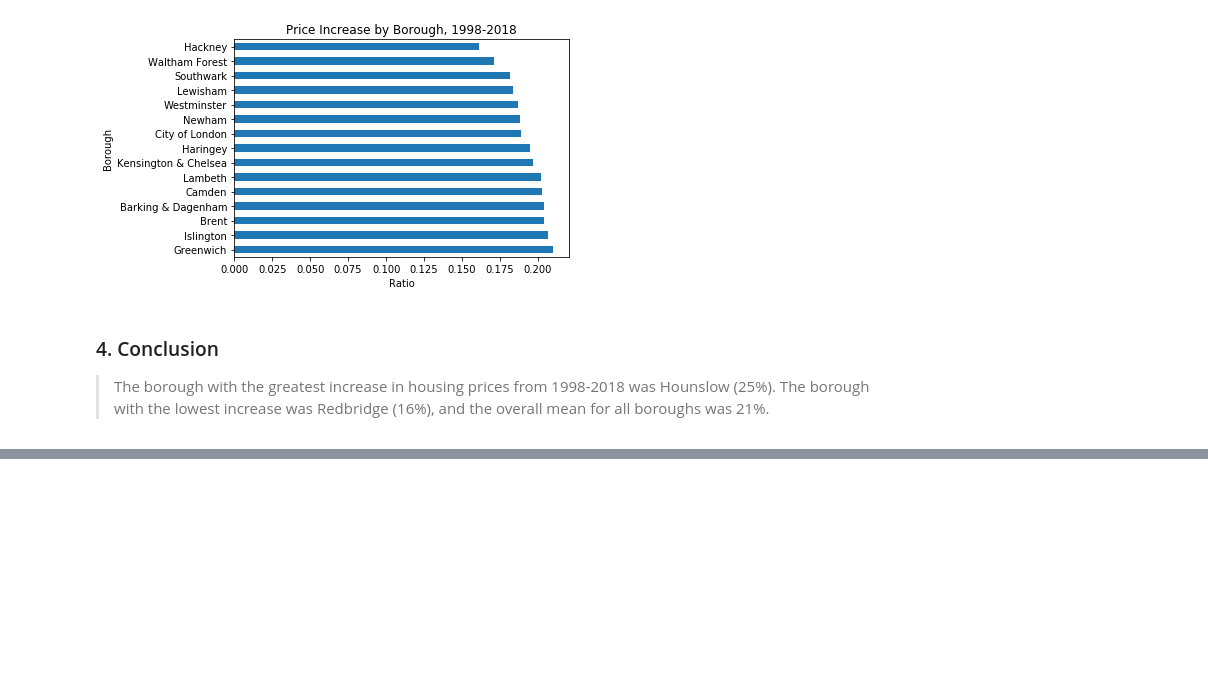
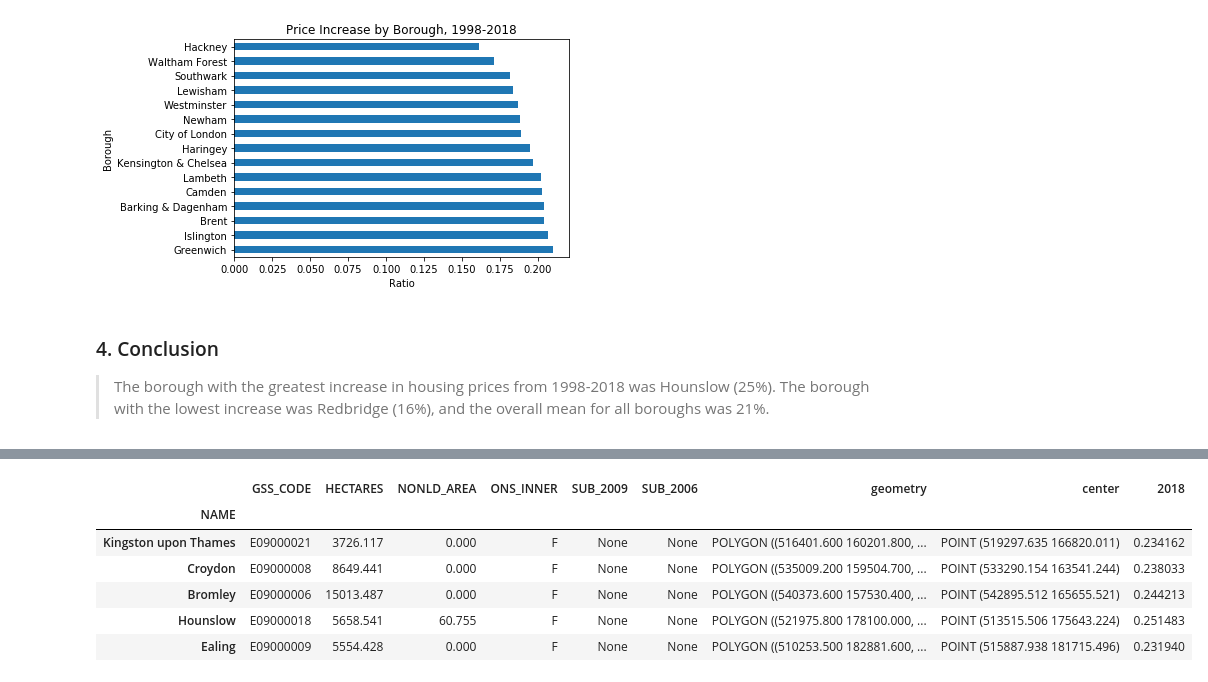
Before and after one commit to lanapalmer/SB_London_Housing, a Jupyter notebook: London-Housing-Prices.ipynb, the cells around one changed output, grey strips where cells are left out. Saved outputs shown, nothing was run; the diff lists cells and outputs as text; code cells hidden in the pictures; blank space fills up the shorter version.

```diff
--- a/London-Housing-Prices.ipynb
+++ b/London-Housing-Prices.ipynb
@@ -659,0 +677,12 @@ ax.set_title('Price Increase by Borough, 1998-2018');
+# %%
+#Merge Dataframes
+merged = map_df.set_index("NAME").join(df_ratios.set_index("Borough"))
+merged.head()
+# %% [output]
+|  | GSS_CODE | HECTARES | NONLD_AREA | ONS_INNER | SUB_2009 | SUB_2006 | geometry | center | 2018 |
+| NAME |  |  |  |  |  |  |  |  |  |
+| Kingston upon Thames | E09000021 | 3726.117 | 0.000 | F | None | None | POLYGON ((516401.600 160201.800, ... | POINT (519297.635 166820.011) | 0.234162 |
+| Croydon | E09000008 | 8649.441 | 0.000 | F | None | None | POLYGON ((535009.200 159504.700, ... | POINT (533290.154 163541.244) | 0.238033 |
+| Bromley | E09000006 | 15013.487 | 0.000 | F | None | None | POLYGON ((540373.600 157530.400, ... | POINT (542895.512 165655.521) | 0.244213 |
+| Hounslow | E09000018 | 5658.541 | 60.755 | F | None | None | POLYGON ((521975.800 178100.000, ... | POINT (513515.506 175643.224) | 0.251483 |
+| Ealing | E09000009 | 5554.428 | 0.000 | F | None | None | POLYGON ((510253.500 182881.600, ... | POINT (515887.938 181715.496) | 0.231940 |
```
Also changed, not shown: parts of 18 cells of this notebook, 13 other files.
